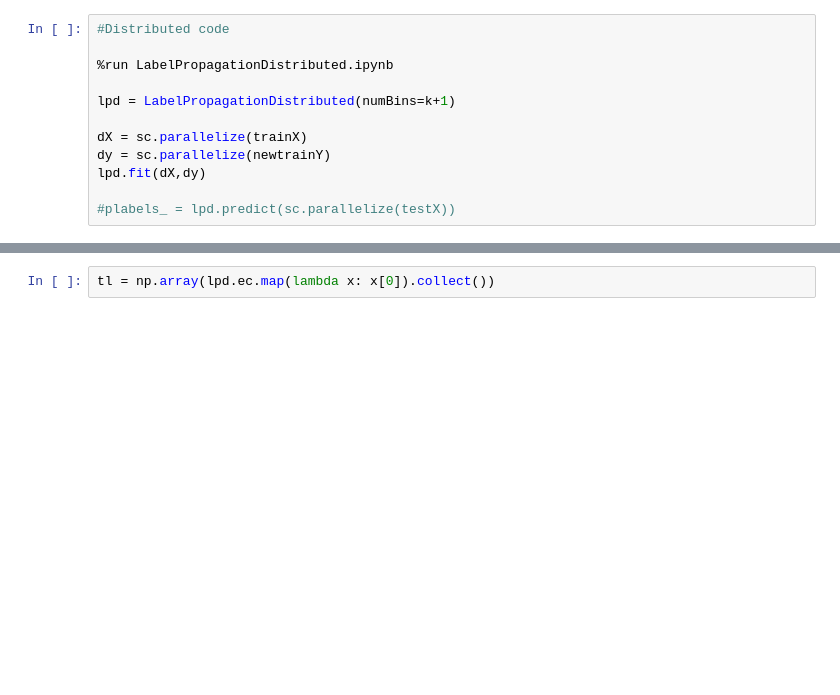
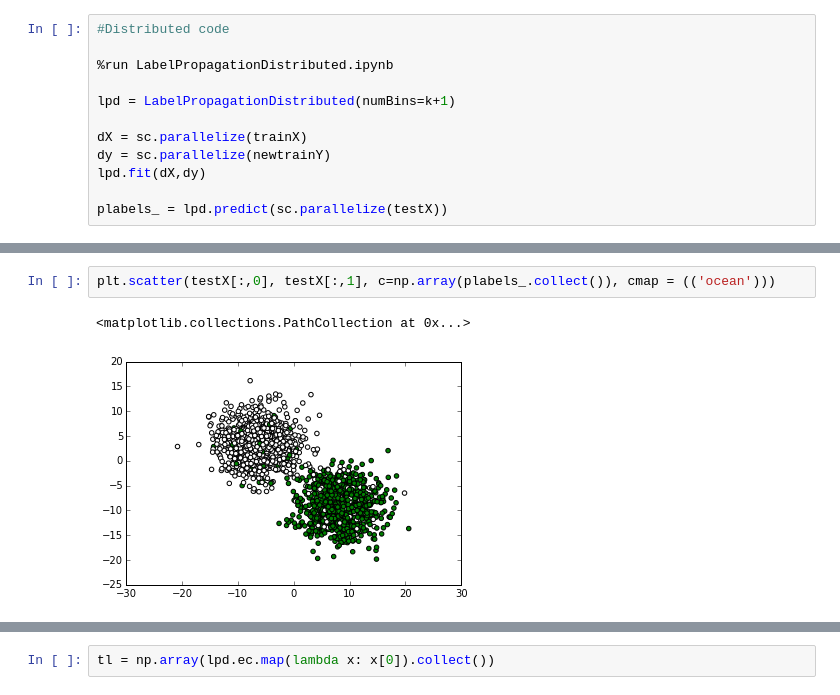
Before and after one commit to quinngroup/fergus-ssl, a Jupyter notebook: notebooks/debugFile.ipynb, the cells around one changed output, grey strips where cells are left out. Saved outputs shown, nothing was run; the diff lists cells and outputs as text; blank space fills up the shorter version.

```diff
--- a/notebooks/debugFile.ipynb
+++ b/notebooks/debugFile.ipynb
@@ -253,4 +265,4 @@ dX = sc.parallelize(trainX)
 dy = sc.parallelize(newtrainY)
 lpd.fit(dX,dy)
 
-#plabels_ = lpd.predict(sc.parallelize(testX))
+plabels_ = lpd.predict(sc.parallelize(testX))
@@ -258,0 +289,5 @@ lpd.fit(dX,dy)
+# %%
+plt.scatter(testX[:,0], testX[:,1], c=np.array(plabels_.collect()), cmap = (('ocean')))
+# %% [output]
+<matplotlib.collections.PathCollection at 0x...>
+[figure, added]
```
Also changed, not shown: parts of 20 cells of this notebook, 8 other files.
